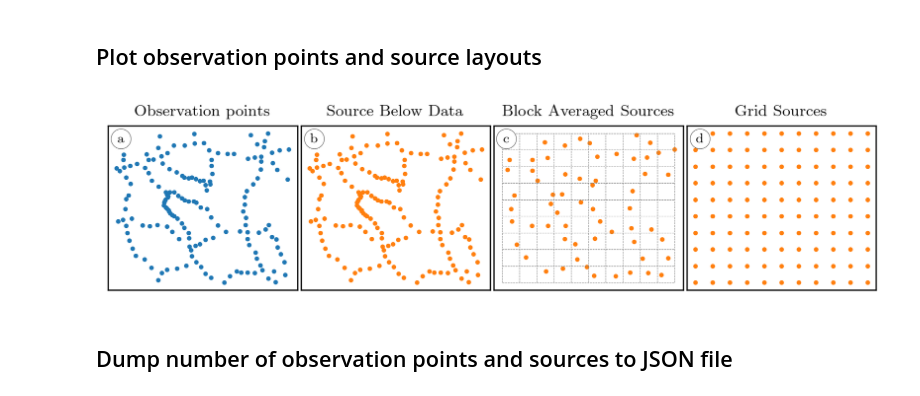
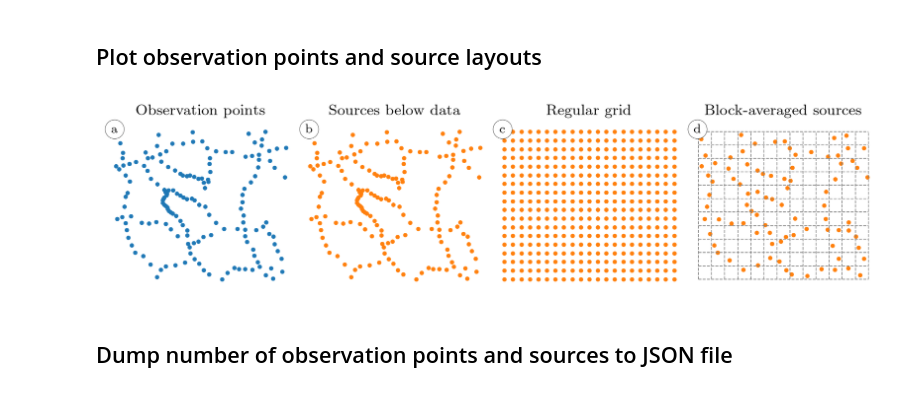
Before and after one commit to compgeolab/eql-gradient-boosted, a Jupyter notebook: notebooks/02-source-layouts-schematics.ipynb, the cells around one changed output. Saved outputs shown, nothing was run; the diff lists cells and outputs as text; code cells hidden in the pictures.

```diff
--- a/notebooks/02-source-layouts-schematics.ipynb
+++ b/notebooks/02-source-layouts-schematics.ipynb
@@ -61,10 +61,10 @@ coordinates = (survey.easting, survey.northing, survey.height)
 # %% [markdown]
 ### Generate the source distributions
 # %%
-block_spacing = 4000
-grid_spacing = 4000
+block_spacing = 3000
+grid_spacing = 2000
 
-layouts = ["source_below_data", "block_averaged_sources", "grid_sources"]
+layouts = ["source_below_data", "grid_sources", "block_averaged_sources"]
 depth_type = "constant_depth"
 
 parameters = {}
@@ -75,11 +75,11 @@ parameters[layout] = dict(
     depth=500,
 )
 
+layout = "grid_sources"
+parameters[layout] = dict(depth_type=depth_type, depth=500, spacing=grid_spacing)
+
 layout = "block_averaged_sources"
 parameters[layout] = dict(depth_type=depth_type, depth=500, spacing=block_spacing)
-
-layout = "grid_sources"
-parameters[layout] = dict(depth_type=depth_type, depth=500, spacing=grid_spacing)
 # %%
 source_distributions = {}
 for layout in parameters:
@@ -101,60 +101,52 @@ for nodes in grid_lines:
 # Load matplotlib configuration
 plt.style.use(Path(".") / "matplotlib.rc")
 
-fig, axes = plt.subplots(nrows=1, ncols=4, sharey=True, figsize=(6.66, 1.65), dpi=300)
+titles = {
+    "source_below_data": "Sources below data",
+    "block_averaged_sources": "Block-averaged sources",
+    "grid_sources": "Regular grid"
+}
+
+fig, axes = plt.subplots(nrows=1, ncols=4, sharey=True, figsize=(7, 1.7), dpi=300)
 size = 3
 labels = "a b c d".split()
 
 for ax, label in zip(axes, labels):
     ax.set_aspect("equal")
-    ax.tick_params(
-        axis="y",
-        which="both",
-        left=False,
-        right=False,
-        labelleft=False,
-    )
-    ax.tick_params(
-        axis="x",
-        which="both",
-        bottom=False,
-        top=False,
-        labelbottom=False,
-    )
     ax.annotate(
         label,
-        xy=(0.05, 0.9),
+        xy=(0.02, 0.95),
         xycoords="axes fraction",
         bbox=dict(boxstyle="circle", fc="white", lw=0.2),
     )
+    ax.axis("off")
 
 # Plot observation points
 ax = axes[0]
 ax.scatter(survey.easting, survey.northing, s=size, c="C0")
 ax.set_title("Observation points")
 
 # Plot location of sources for each source layout
 for ax, layout in zip(axes[1:], layouts):
     ax.scatter(*source_distributions[layout][:2], s=size, c="C1")
-    ax.set_title(layout.replace("_", " ").title())
+    ax.set_title(titles[layout])
 
 # Add blocks boundaries to Block Averaged Sources plot
-ax = axes[2]
-grid_style = dict(color="grey", linewidth=0.3, linestyle="--")
+ax = axes[3]
+grid_style = dict(color="grey", linewidth=0.5, linestyle="--")
 xmin, xmax, ymin, ymax = region[:]
 for x in grid_lines[0]:
     ax.plot((x, x), (ymin, ymax), **grid_style)
 for y in grid_lines[1]:
     ax.plot((xmin, xmax), (y, y), **grid_style)
 
-
 plt.tight_layout(w_pad=0)
 plt.savefig(
-    Path("..") / "manuscript" / "figs" / "source-layouts-schematics.pdf", dpi=300
+    Path("..") / "manuscript" / "figs" / "source-layouts-schematics.pdf", dpi=300, bbox_inches='tight'
 )
 plt.show()
 # %% [output]
-[figure, old version]
+[figure, new version]
 # %% [markdown]
 ## Dump number of observation points and sources to JSON file
 # %%
```
Also changed, not shown: 7 other files.
